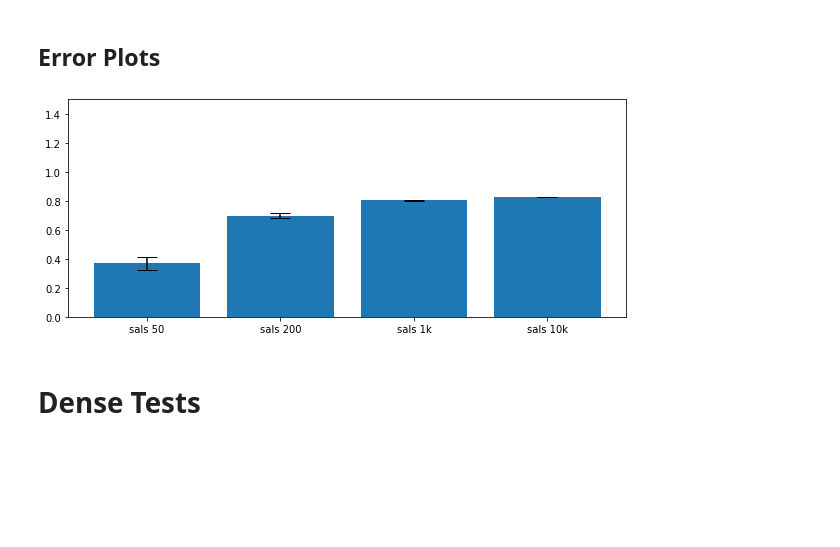
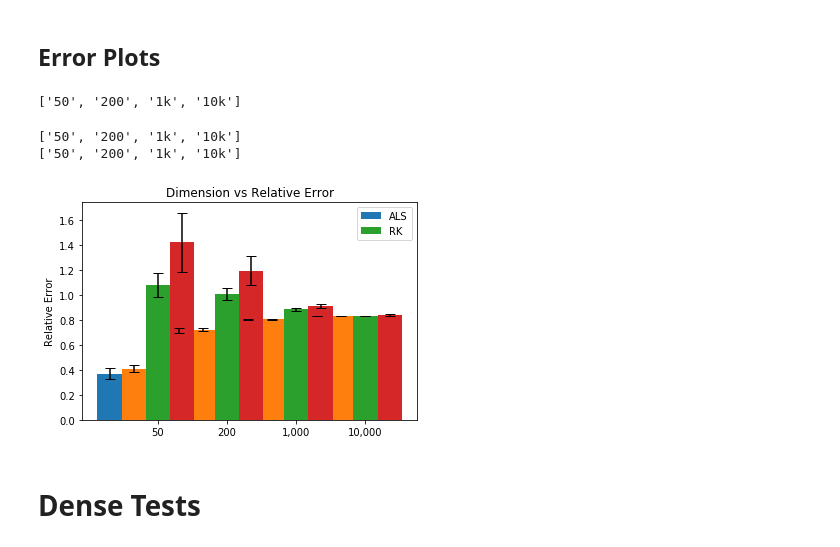
Before and after one commit to chauedwin/mf-algorithms, a Jupyter notebook: algtests.ipynb, the cells around one changed output. Saved outputs shown, nothing was run; the diff lists cells and outputs as text; code cells hidden in the pictures; blank space fills up the shorter version.

```diff
--- a/algtests.ipynb
+++ b/algtests.ipynb
@@ -167,15 +262,42 @@ title, err, std = extracterr("sals", datafiles)
-# %%
-objects = title
-y_pos = np.arange(len(objects))
-performance = err
-plt.figure(figsize=(10,4))
-plt.bar(y_pos, performance, yerr=std,
-        ecolor='black', capsize=10)
-plt.xticks(y_pos, objects)
-plt.ylim([0, 1.5])
-plt.show()
-# %% [output]
-[figure, removed]
+# %%
+alstitle, alserr, alsstd = extracterr("sals", datafiles)
+print(alstitle)
+# %% [output]
+['50', '200', '1k', '10k']
+# %%
+rktitle, rkerr, rkstd = extracterr("srk", datafiles)
+# %%
+brkalstitle, brkalserr, brkalsstd = extracterr("sbrkals", datafiles)
+brkrktitle, brkrkerr, brkrkstd = extracterr("sbrkrk", datafiles)
+# %%
+print(brkalstitle)
+print(brkrktitle)
+# %% [output]
+['50', '200', '1k', '10k']
+['50', '200', '1k', '10k']
+# %%
+n = len(alserr)
+ind = np.arange(n)  # the x locations for the groups
+width = 0.35       # the width of the bars
+
+fig = plt.figure()
+ax = fig.add_subplot(111)
+rects1 = ax.bar(ind, alserr, width, yerr=alsstd, capsize=5)
+rects3 = ax.bar(ind+width, brkalserr, width, yerr=brkalsstd, capsize=5)
+rects2 = ax.bar(ind+2*width, rkerr, width, yerr=rkstd, capsize=5)
+rects4 = ax.bar(ind+3*width, brkrkerr, width, yerr=brkrkstd, capsize=5)
+
+# add some
+ax.set_ylabel('Relative Error')
+ax.set_title('Dimension vs Relative Error')
+ax.set_xticks(ind + 2*width)
+ax.set_xticklabels( ('50', '200', '1,000', '10,000') )
+
+ax.legend( (rects1[0], rects2[0]), ('ALS', 'RK') )
+
+plt.show()
+# %% [output]
+[figure, added]
 # %% [markdown]
 # Dense Tests
 # %% [markdown]
```
Also changed, not shown: parts of 47 cells of this notebook.
